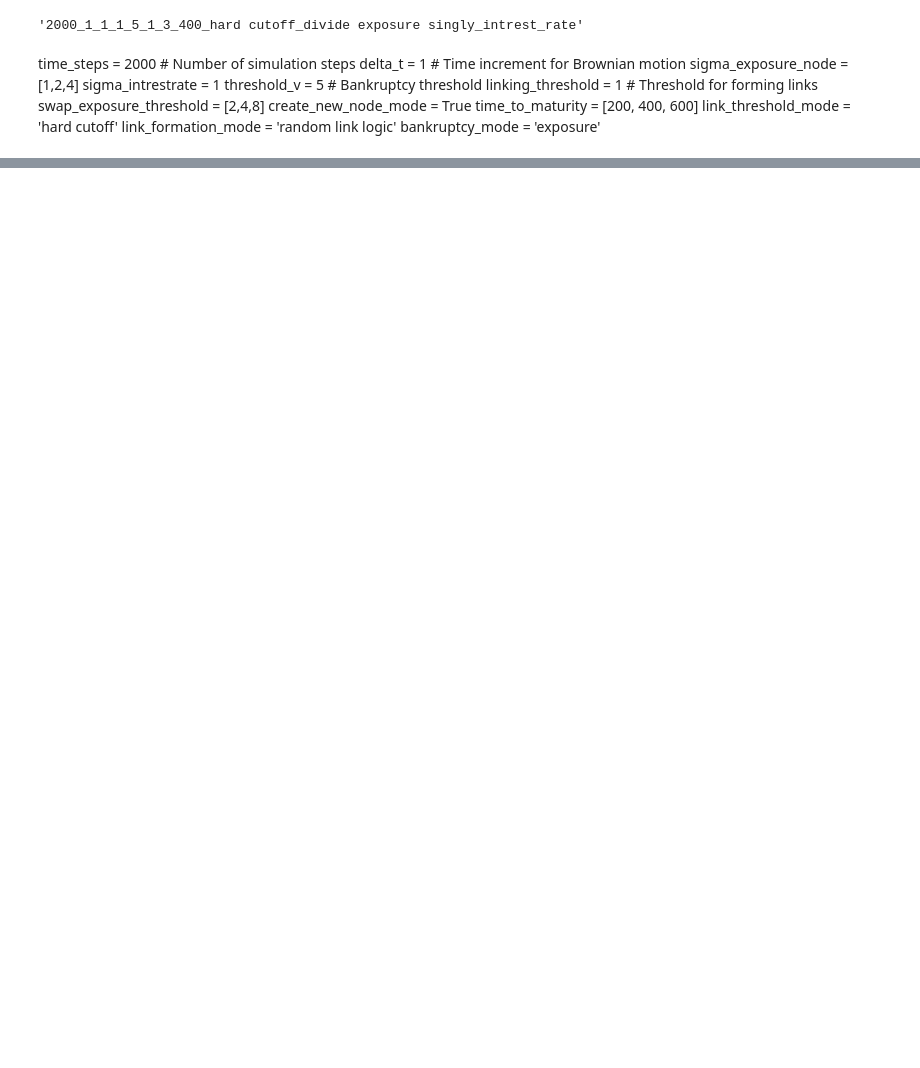
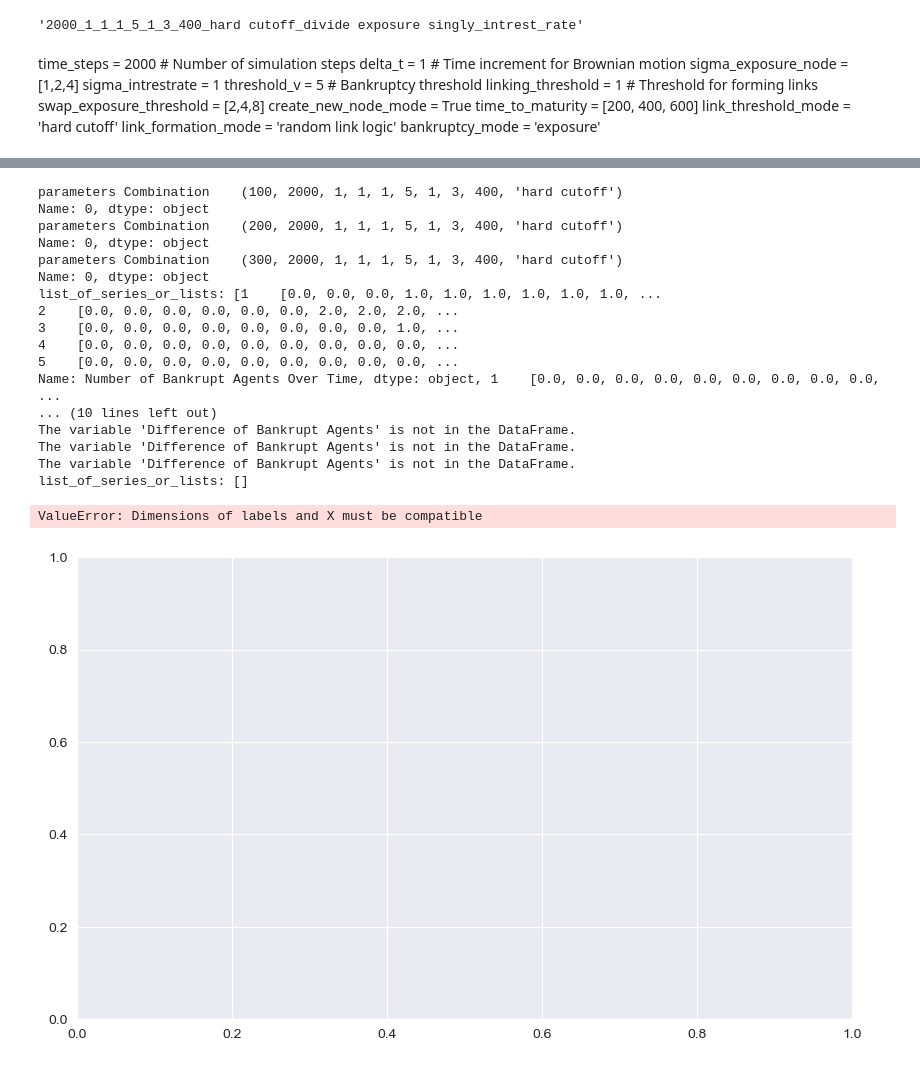
Before and after one commit to NitaiNijholt/FinancialNetwork, a Jupyter notebook: plot_1.ipynb, the cells around one changed output, grey strips where cells are left out. Saved outputs shown, nothing was run; the diff lists cells and outputs as text; code cells hidden in the pictures; blank space fills up the shorter version.

```diff
--- a/plot_1.ipynb
+++ b/plot_1.ipynb
@@ -197,3 +317,33 @@ def probability_of_default(data_array, threshold):
+# %%
+path_paper = R'E:\CLS\FinancialNetwork\paper'
+input_parameters_model = '2000_1_1_1_5_1_3_400_hard cutoff_random link logic_exposure'
+
+selected_files_model = get_files_with_parameters(path_paper, input_parameters_model)
+
+data_1_model = select_variable_given_list_of_dfs(selected_files_model, 'Number of Bankrupt Agents Over Time')
+data_re_model = select_variable_given_list_of_dfs(selected_files_model, 'Difference of Bankrupt Agents')
+
+plot_default_size(data_1_model,data_re_model,titles, system_sizes)
+# %% [output]
+parameters Combination    (100, 2000, 1, 1, 1, 5, 1, 3, 400, 'hard cutoff')
+Name: 0, dtype: object
+parameters Combination    (200, 2000, 1, 1, 1, 5, 1, 3, 400, 'hard cutoff')
+Name: 0, dtype: object
+parameters Combination    (300, 2000, 1, 1, 1, 5, 1, 3, 400, 'hard cutoff')
+Name: 0, dtype: object
+list_of_series_or_lists: [1    [0.0, 0.0, 0.0, 1.0, 1.0, 1.0, 1.0, 1.0, 1.0, ...
+2    [0.0, 0.0, 0.0, 0.0, 0.0, 0.0, 2.0, 2.0, 2.0, ...
+3    [0.0, 0.0, 0.0, 0.0, 0.0, 0.0, 0.0, 0.0, 1.0, ...
+4    [0.0, 0.0, 0.0, 0.0, 0.0, 0.0, 0.0, 0.0, 0.0, ...
+5    [0.0, 0.0, 0.0, 0.0, 0.0, 0.0, 0.0, 0.0, 0.0, ...
+Name: Number of Bankrupt Agents Over Time, dtype: object, 1    [0.0, 0.0, 0.0, 0.0, 0.0, 0.0, 0.0, 0.0, 0.0, ...
+... (10 lines left out)
+The variable 'Difference of Bankrupt Agents' is not in the DataFrame.
+The variable 'Difference of Bankrupt Agents' is not in the DataFrame.
+The variable 'Difference of Bankrupt Agents' is not in the DataFrame.
+list_of_series_or_lists: []
+ValueError: Dimensions of labels and X must be compatible
+[figure, added]
 # %%
 def fit_power_law_array(data_array, titles):
     """
```
Also changed, not shown: parts of 14 cells of this notebook.
